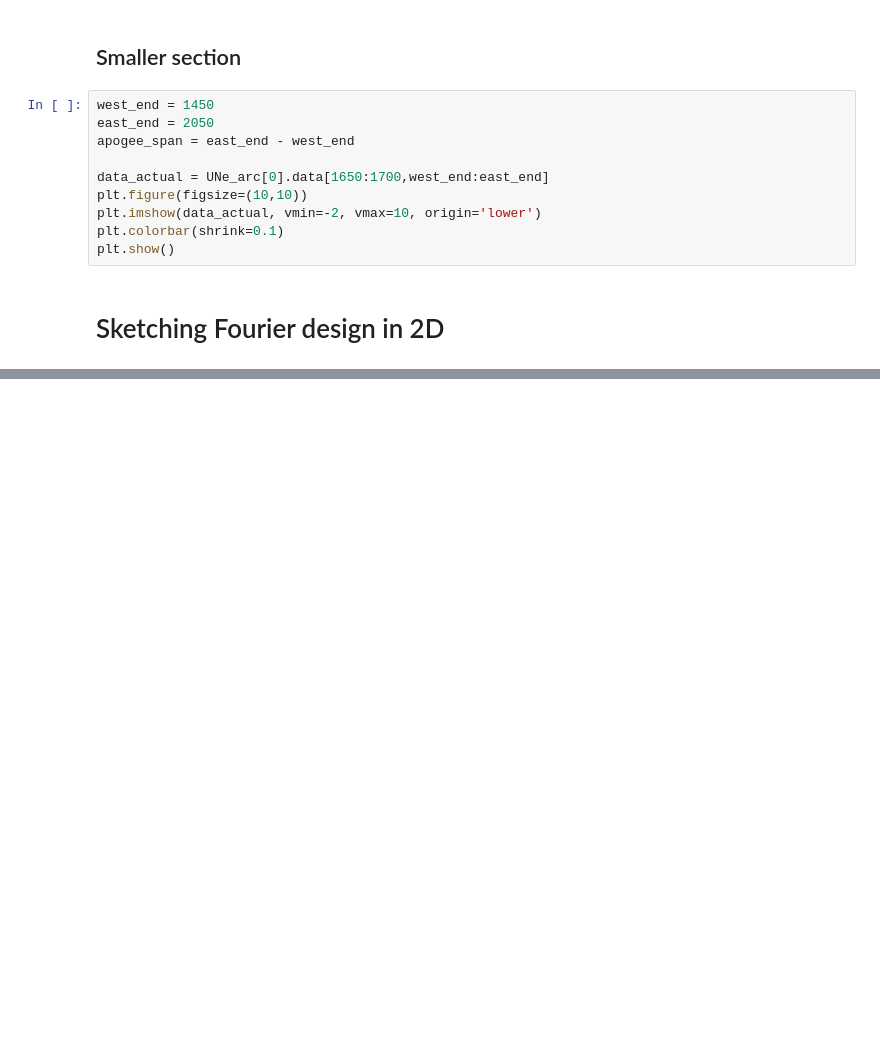
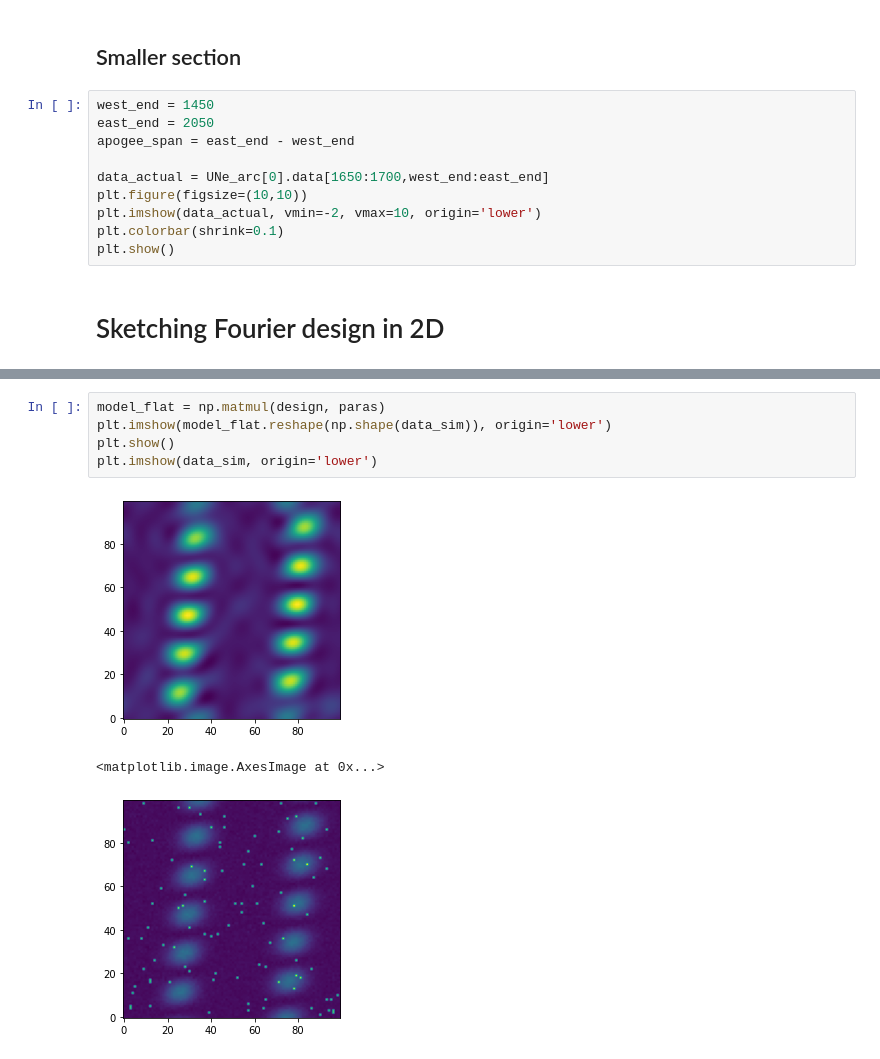
Before and after one commit to krlodeleon/spectro, a Jupyter notebook: 2Dspectra_fitter.ipynb, the cells around one changed output, grey strips where cells are left out. Cells and saved outputs as stored; diff of their text form; blank space fills up the shorter version.

```diff
--- a/2Dspectra_fitter.ipynb
+++ b/2Dspectra_fitter.ipynb
@@ -637,0 +650,9 @@ def fourier_design_2D(x_array, y_array, n_kx, n_ky, L_x, L_y):
+# %%
+model_flat = np.matmul(design, paras)
+plt.imshow(model_flat.reshape(np.shape(data_sim)), origin='lower')
+plt.show()
+plt.imshow(data_sim, origin='lower')
+# %% [output]
+[figure, added]
+<matplotlib.image.AxesImage at 0x...>
+[figure, added]
```
Also changed, not shown: parts of 8 cells of this notebook.
